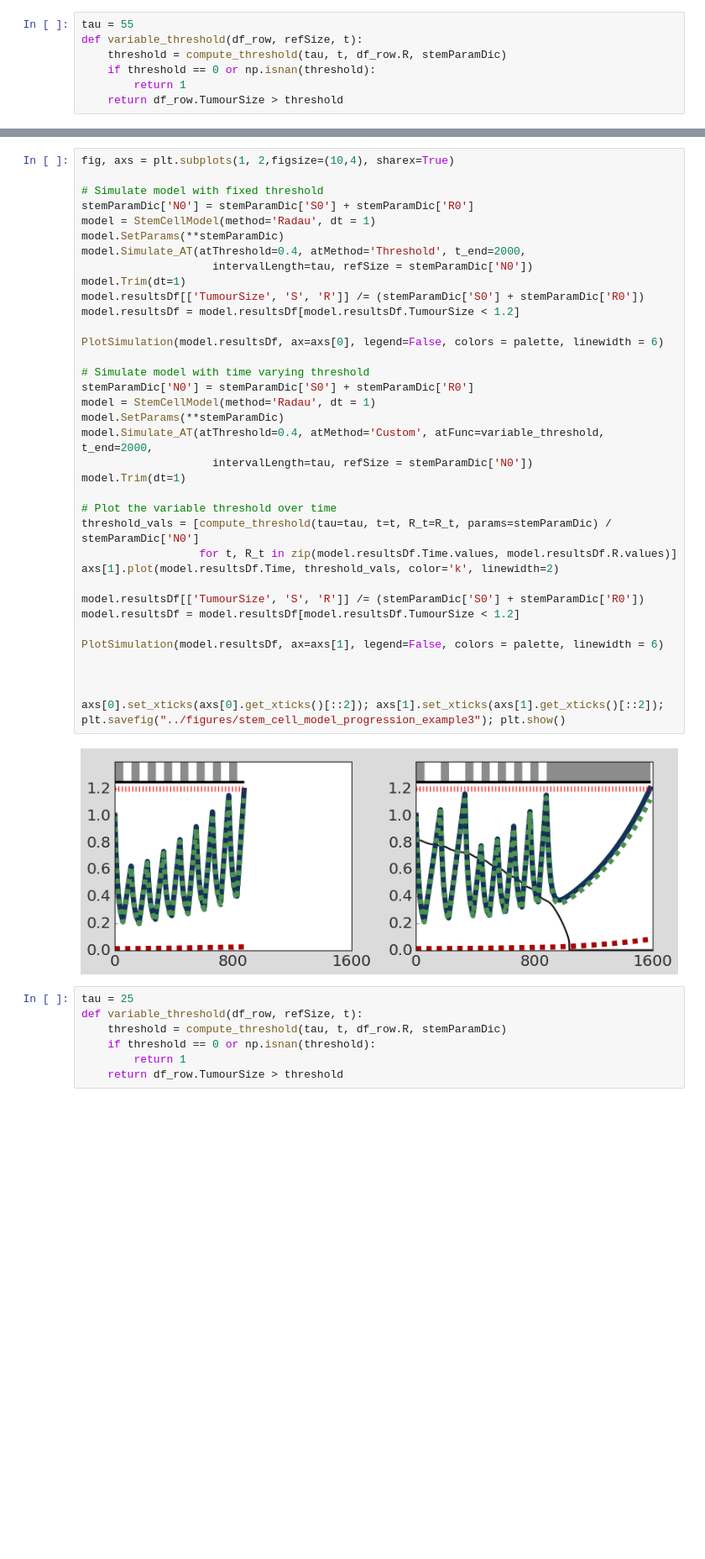
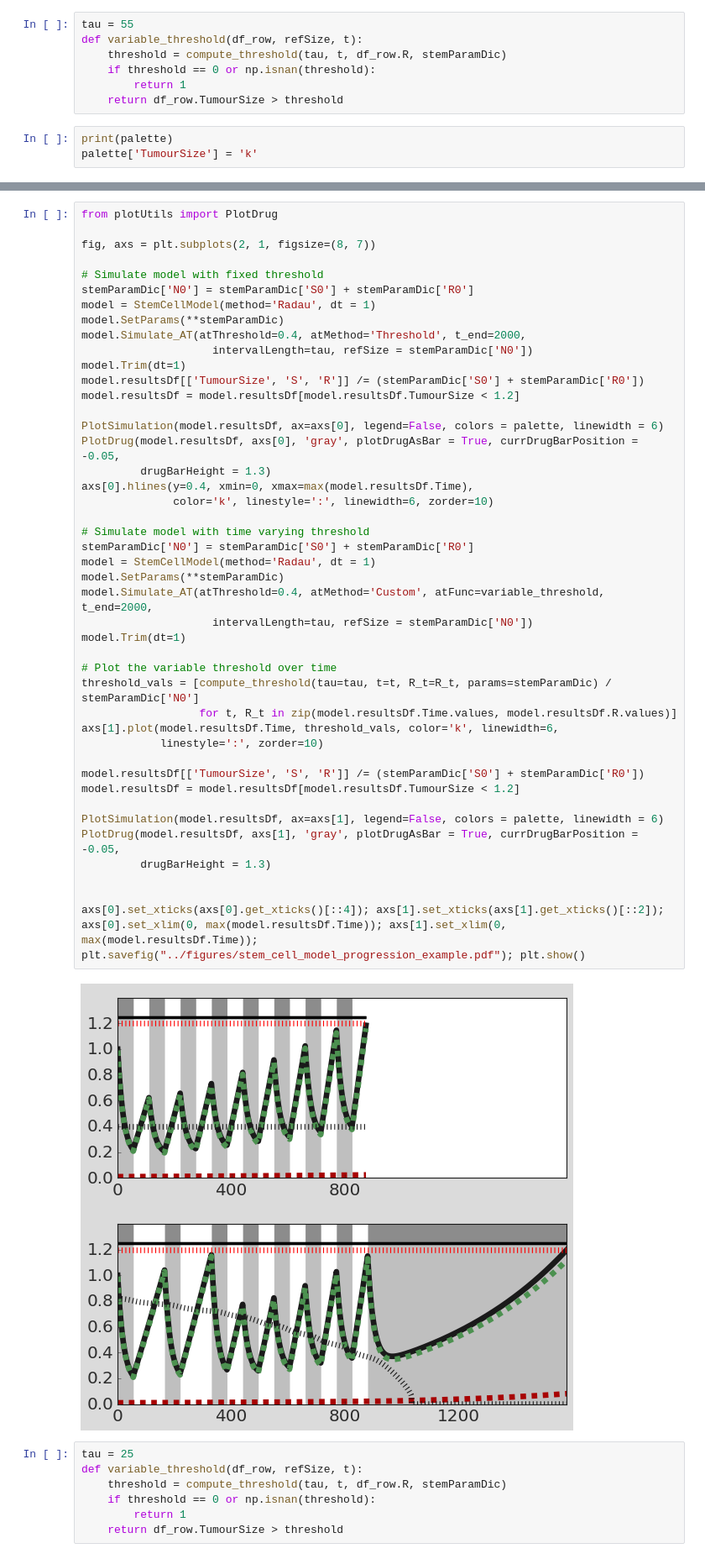
Before and after one commit to KCGallagher/AT_Model_Comparison, a Jupyter notebook: stem_cell_model/critical_threshold.ipynb, the cells around one changed output, grey strips where cells are left out. Shown at 84% size. Cells and saved outputs as stored; diff of their text form; blank space fills up the shorter version.

Commit message:
Stem cell model plots

```diff
--- a/stem_cell_model/critical_threshold.ipynb
+++ b/stem_cell_model/critical_threshold.ipynb
@@ -678,3 +678,6 @@ def variable_threshold(df_row, refSize, t):
     if threshold == 0 or np.isnan(threshold):
         return 1
     return df_row.TumourSize > threshold
+# %%
+print(palette)
+palette['TumourSize'] = 'k'
@@ -681,42 +686,51 @@ def variable_threshold(df_row, refSize, t):
 # %%
-fig, axs = plt.subplots(1, 2,figsize=(10,4), sharex=True)
+from plotUtils import PlotDrug
+
+fig, axs = plt.subplots(2, 1, figsize=(8, 7))
 
 # Simulate model with fixed threshold
 stemParamDic['N0'] = stemParamDic['S0'] + stemParamDic['R0']
 model = StemCellModel(method='Radau', dt = 1)
 model.SetParams(**stemParamDic)
 model.Simulate_AT(atThreshold=0.4, atMethod='Threshold', t_end=2000,
                     intervalLength=tau, refSize = stemParamDic['N0'])
 model.Trim(dt=1)
 model.resultsDf[['TumourSize', 'S', 'R']] /= (stemParamDic['S0'] + stemParamDic['R0'])
 model.resultsDf = model.resultsDf[model.resultsDf.TumourSize < 1.2]
 
 PlotSimulation(model.resultsDf, ax=axs[0], legend=False, colors = palette, linewidth = 6)
+PlotDrug(model.resultsDf, axs[0], 'gray', plotDrugAsBar = True, currDrugBarPosition = -0.05,
+         drugBarHeight = 1.3)
+axs[0].hlines(y=0.4, xmin=0, xmax=max(model.resultsDf.Time),
+              color='k', linestyle=':', linewidth=6, zorder=10)
 
 # Simulate model with time varying threshold
 stemParamDic['N0'] = stemParamDic['S0'] + stemParamDic['R0']
 model = StemCellModel(method='Radau', dt = 1)
 model.SetParams(**stemParamDic)
 model.Simulate_AT(atThreshold=0.4, atMethod='Custom', atFunc=variable_threshold, t_end=2000,
                     intervalLength=tau, refSize = stemParamDic['N0'])
 model.Trim(dt=1)
 
 # Plot the variable threshold over time
 threshold_vals = [compute_threshold(tau=tau, t=t, R_t=R_t, params=stemParamDic) / stemParamDic['N0']
                   for t, R_t in zip(model.resultsDf.Time.values, model.resultsDf.R.values)]
-axs[1].plot(model.resultsDf.Time, threshold_vals, color='k', linewidth=2)
+axs[1].plot(model.resultsDf.Time, threshold_vals, color='k', linewidth=6,
+            linestyle=':', zorder=10)
 
 model.resultsDf[['TumourSize', 'S', 'R']] /= (stemParamDic['S0'] + stemParamDic['R0'])
 model.resultsDf = model.resultsDf[model.resultsDf.TumourSize < 1.2]
 
 PlotSimulation(model.resultsDf, ax=axs[1], legend=False, colors = palette, linewidth = 6)
+PlotDrug(model.resultsDf, axs[1], 'gray', plotDrugAsBar = True, currDrugBarPosition = -0.05,
+         drugBarHeight = 1.3)
 
 
-
-axs[0].set_xticks(axs[0].get_xticks()[::2]); axs[1].set_xticks(axs[1].get_xticks()[::2]);
-plt.savefig("../figures/stem_cell_model_progression_example3"); plt.show()
+axs[0].set_xticks(axs[0].get_xticks()[::4]); axs[1].set_xticks(axs[1].get_xticks()[::2]);
+axs[0].set_xlim(0, max(model.resultsDf.Time)); axs[1].set_xlim(0, max(model.resultsDf.Time));
+plt.savefig("../figures/stem_cell_model_progression_example.pdf"); plt.show()
 # %% [output]
-[figure, old version]
+[figure, new version]
 # %%
 tau = 25
 def variable_threshold(df_row, refSize, t):
```
Also changed, not shown: parts of 2 cells of this notebook, 2 other files.
